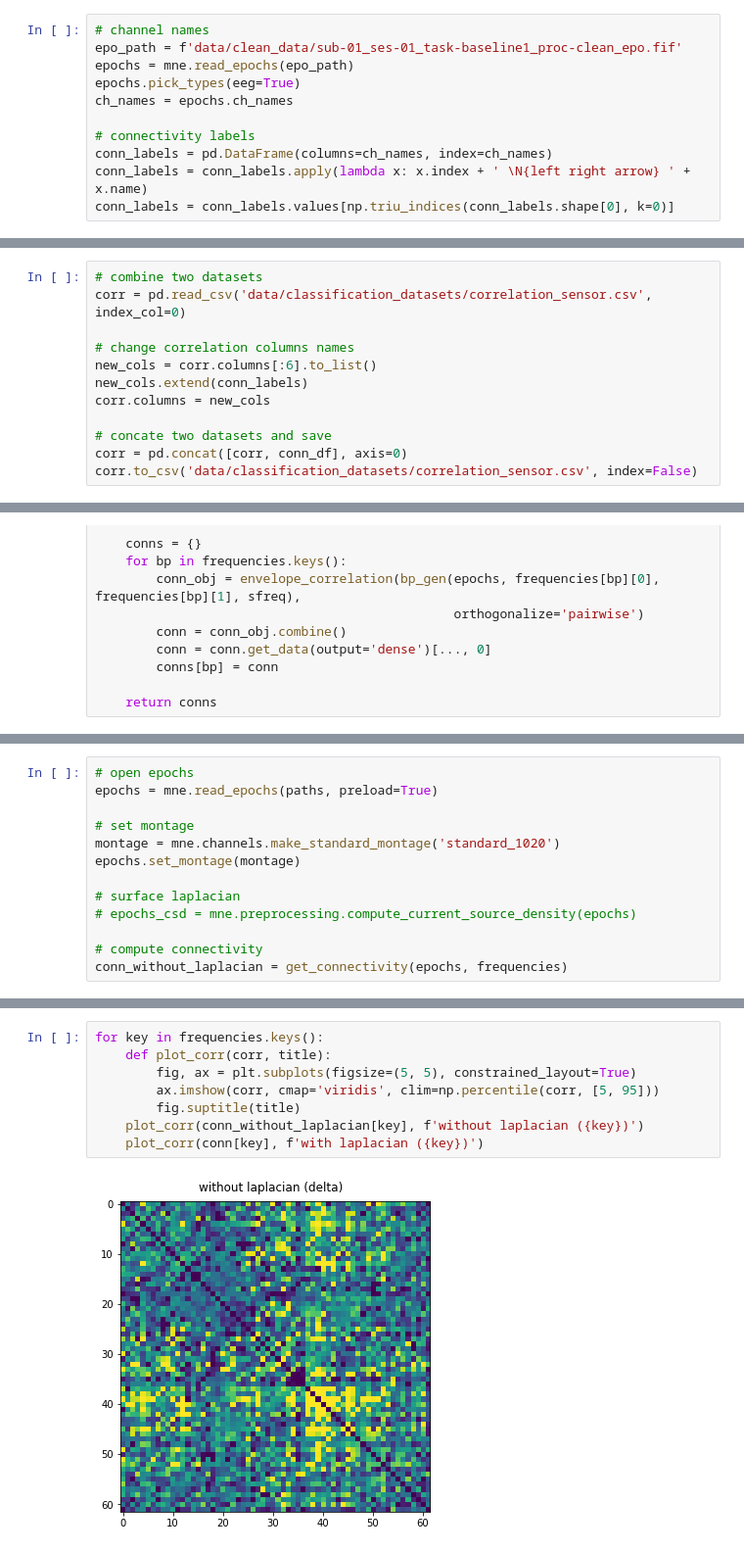
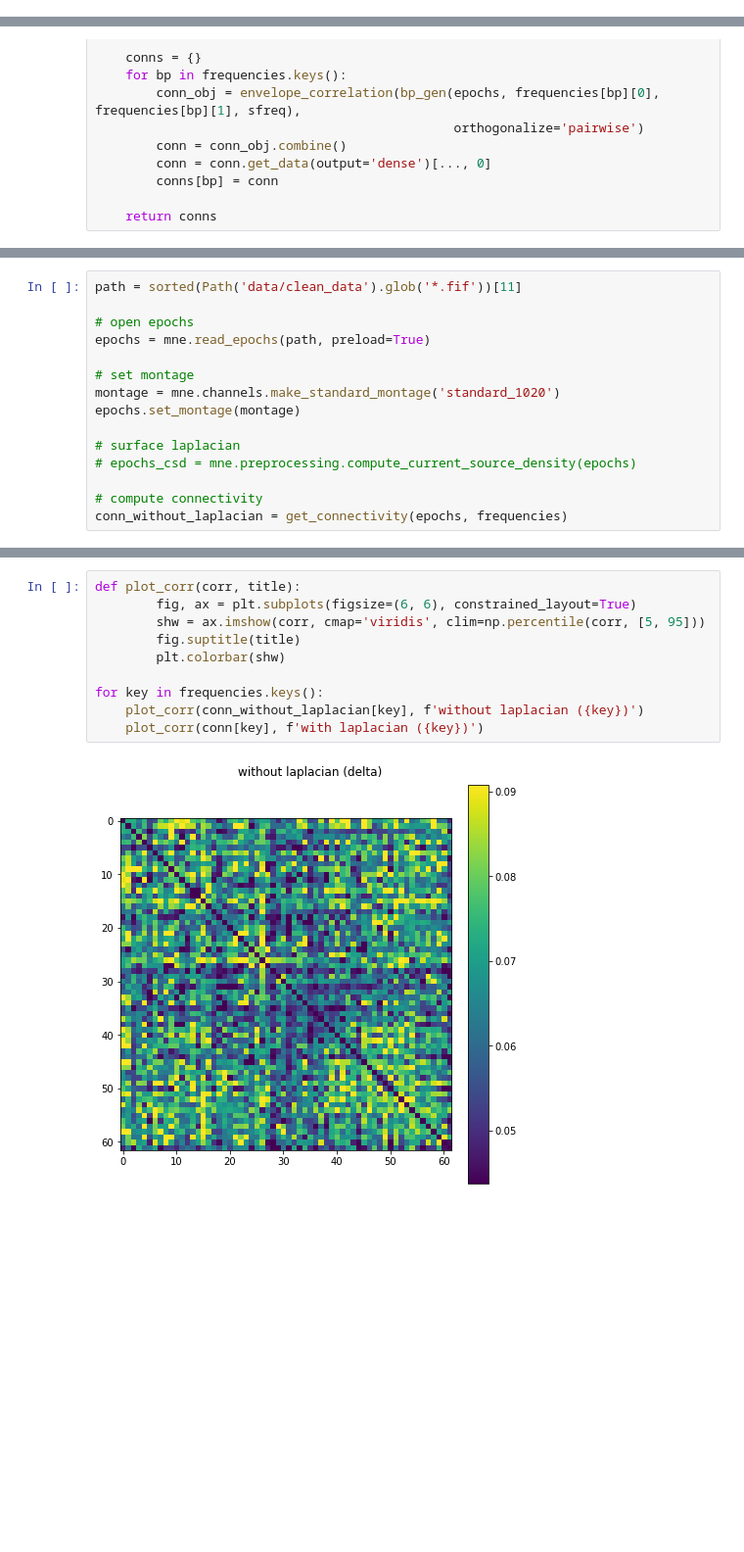
Before and after one commit to sycomix/SuggNet, a Jupyter notebook: notebooks/preprocessing/Correlation Sensor.ipynb, the cells around one changed output, grey strips where cells are left out. Shown at 98% size. Saved outputs shown, nothing was run; the diff lists cells and outputs as text; blank space fills up the shorter version.

```diff
--- a/notebooks/preprocessing/Correlation Sensor.ipynb
+++ b/notebooks/preprocessing/Correlation Sensor.ipynb
@@ -13,11 +13,0 @@ from mne_connectivity import envelope_correlation
-# %%
-# channel names
-epo_path = f'data/clean_data/sub-01_ses-01_task-baseline1_proc-clean_epo.fif'
-epochs = mne.read_epochs(epo_path)
-epochs.pick_types(eeg=True)
-ch_names = epochs.ch_names
-
-# connectivity labels
-conn_labels = pd.DataFrame(columns=ch_names, index=ch_names)
-conn_labels = conn_labels.apply(lambda x: x.index + ' \N{left right arrow} ' + x.name)
-conn_labels = conn_labels.values[np.triu_indices(conn_labels.shape[0], k=0)]
@@ -99,15 +14,3 @@ conn_df.head()
-# %%
-# combine two datasets
-corr = pd.read_csv('data/classification_datasets/correlation_sensor.csv', index_col=0)
-
-# change correlation columns names
-new_cols = corr.columns[:6].to_list()
-new_cols.extend(conn_labels)
-corr.columns = new_cols
-
-# concate two datasets and save
-corr = pd.concat([corr, conn_df], axis=0)
-corr.to_csv('data/classification_datasets/correlation_sensor.csv', index=False)
 # %% [markdown]
 ## Correlation between sensors across classical frequency bands
 # %%
@@ -145,6 +50,8 @@ def get_connectivity(epochs,
 # %%
+path = sorted(Path('data/clean_data').glob('*.fif'))[11]
+
 # open epochs
-epochs = mne.read_epochs(paths, preload=True)
+epochs = mne.read_epochs(path, preload=True)
 
 # set montage
 montage = mne.channels.make_standard_montage('standard_1020')
@@ -176,10 +65,12 @@ FIR filter parameters
 # %%
+def plot_corr(corr, title):
+        fig, ax = plt.subplots(figsize=(6, 6), constrained_layout=True)
+        shw = ax.imshow(corr, cmap='viridis', clim=np.percentile(corr, [5, 95]))
+        fig.suptitle(title)
+        plt.colorbar(shw)
+
 for key in frequencies.keys():
-    def plot_corr(corr, title):
-        fig, ax = plt.subplots(figsize=(5, 5), constrained_layout=True)
-        ax.imshow(corr, cmap='viridis', clim=np.percentile(corr, [5, 95]))
-        fig.suptitle(title)
     plot_corr(conn_without_laplacian[key], f'without laplacian ({key})')
     plot_corr(conn[key], f'with laplacian ({key})')
 # %% [output]
-[figure, old version]
+[figure, new version]
```
Also changed, not shown: parts of 14 cells of this notebook.
